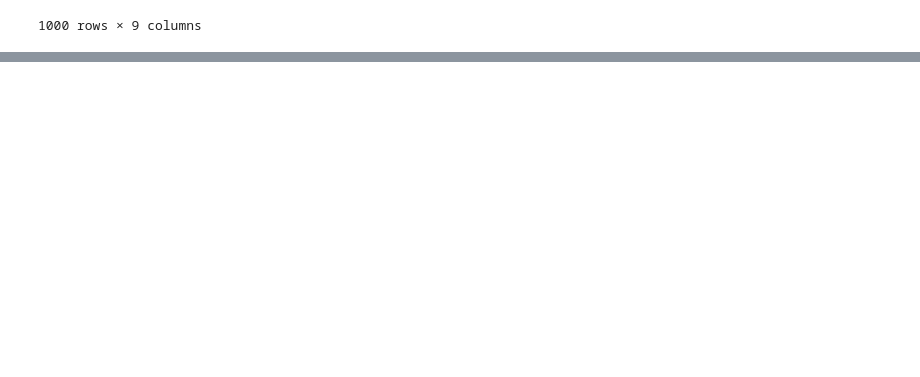
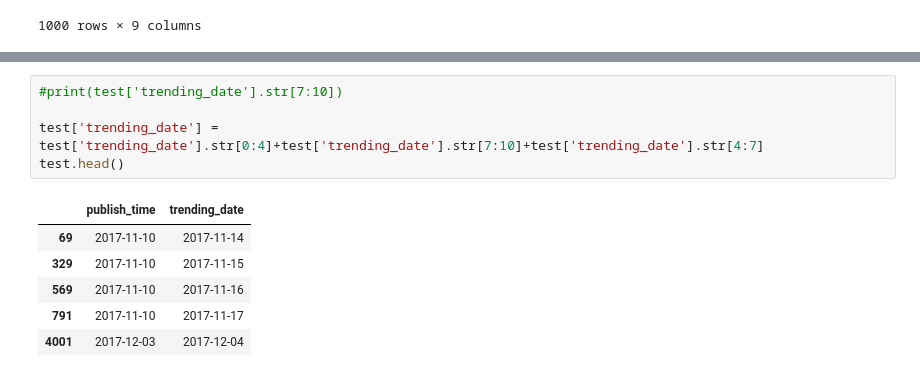
Before and after one commit to dtn058/FinalProject_group46, a Jupyter notebook: COGS108 Final project.ipynb, the cells around one changed output, grey strips where cells are left out. Saved outputs shown, nothing was run; the diff lists cells and outputs as text; blank space fills up the shorter version.

```diff
--- a/COGS108 Final project.ipynb
+++ b/COGS108 Final project.ipynb
@@ -151,0 +195,12 @@ test.head(100)
+# %%
+#print(test['trending_date'].str[7:10])
+
+test['trending_date'] = test['trending_date'].str[0:4]+test['trending_date'].str[7:10]+test['trending_date'].str[4:7]
+test.head()
+# %% [output]
+|  | publish_time | trending_date |
+| 69 | 2017-11-10 | 2017-11-14 |
+| 329 | 2017-11-10 | 2017-11-15 |
+| 569 | 2017-11-10 | 2017-11-16 |
+| 791 | 2017-11-10 | 2017-11-17 |
+| 4001 | 2017-12-03 | 2017-12-04 |
```
Also changed, not shown: parts of 11 cells of this notebook.
